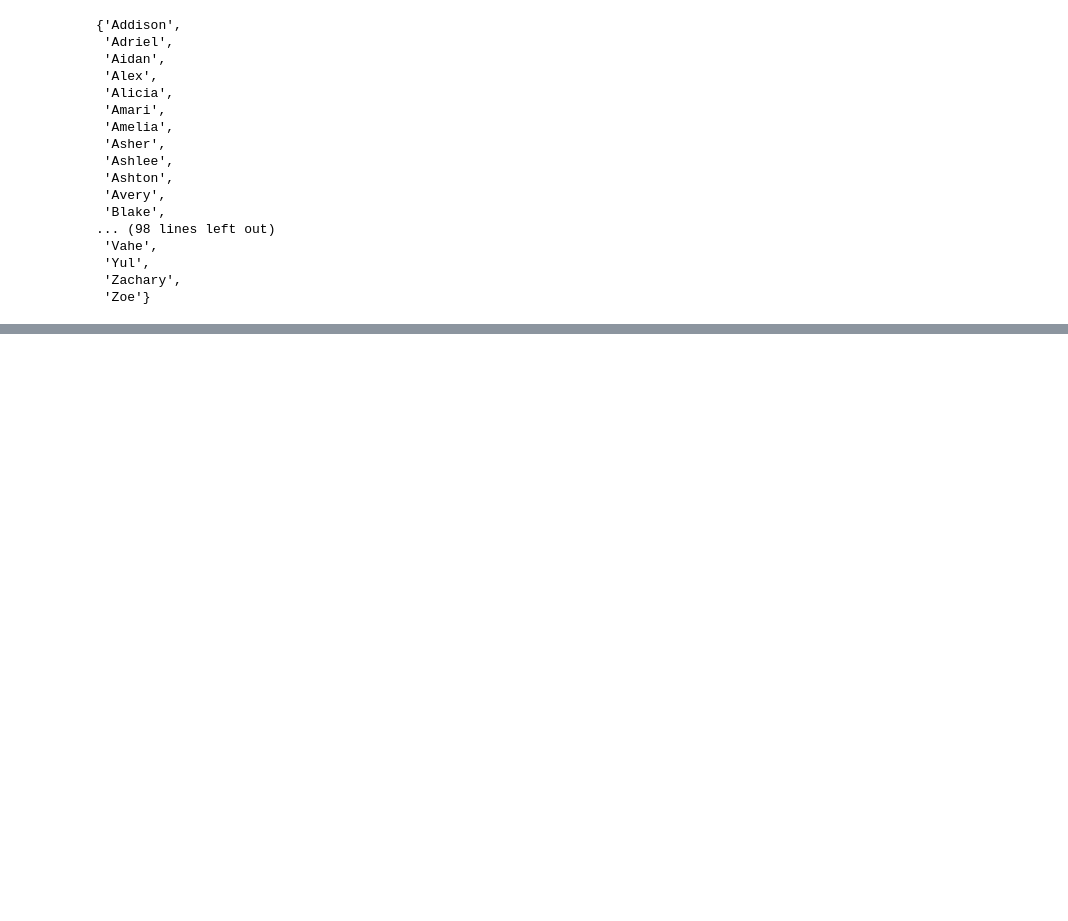
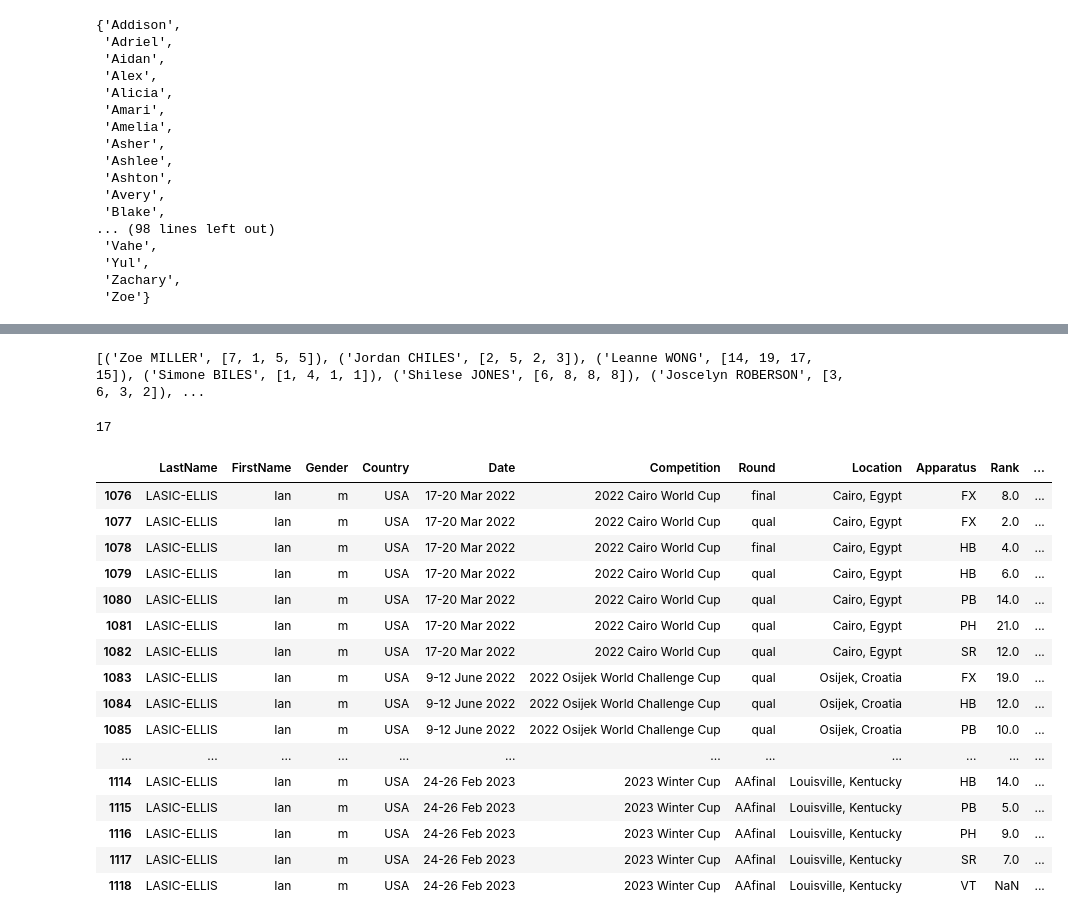
Before and after one commit to mgpruch/case-2-team-8, a Jupyter notebook: ishaan_part3.ipynb, the cells around one changed output, grey strips where cells are left out. Saved outputs shown, nothing was run; the diff lists cells and outputs as text; code cells hidden in the pictures; blank space fills up the shorter version.

```diff
--- a/ishaan_part3.ipynb
+++ b/ishaan_part3.ipynb
@@ -332,0 +336,28 @@ sorted(womens_best_scores[2], key=lambda x: x[1], reverse = True)[0:10]
+# %%
+print([(a, ranks[a]) for a in ms_combined])
+# %% [output]
+[('Zoe MILLER', [7, 1, 5, 5]), ('Jordan CHILES', [2, 5, 2, 3]), ('Leanne WONG', [14, 19, 17, 15]), ('Simone BILES', [1, 4, 1, 1]), ('Shilese JONES', [6, 8, 8, 8]), ('Joscelyn ROBERSON', [3, 6, 3, 2]), ...
+# %%
+len(ms_combined)
+# %% [output]
+17
+# %%
+mens_data[mens_data['LastName'] == "LASIC-ELLIS"]
+# %% [output]
+|  | LastName | FirstName | Gender | Country | Date | Competition | Round | Location | Apparatus | Rank | ... |
+| 1076 | LASIC-ELLIS | Ian | m | USA | 17-20 Mar 2022 | 2022 Cairo World Cup | final | Cairo, Egypt | FX | 8.0 | ... |
+| 1077 | LASIC-ELLIS | Ian | m | USA | 17-20 Mar 2022 | 2022 Cairo World Cup | qual | Cairo, Egypt | FX | 2.0 | ... |
+| 1078 | LASIC-ELLIS | Ian | m | USA | 17-20 Mar 2022 | 2022 Cairo World Cup | final | Cairo, Egypt | HB | 4.0 | ... |
+| 1079 | LASIC-ELLIS | Ian | m | USA | 17-20 Mar 2022 | 2022 Cairo World Cup | qual | Cairo, Egypt | HB | 6.0 | ... |
+| 1080 | LASIC-ELLIS | Ian | m | USA | 17-20 Mar 2022 | 2022 Cairo World Cup | qual | Cairo, Egypt | PB | 14.0 | ... |
+| 1081 | LASIC-ELLIS | Ian | m | USA | 17-20 Mar 2022 | 2022 Cairo World Cup | qual | Cairo, Egypt | PH | 21.0 | ... |
+| 1082 | LASIC-ELLIS | Ian | m | USA | 17-20 Mar 2022 | 2022 Cairo World Cup | qual | Cairo, Egypt | SR | 12.0 | ... |
+| 1083 | LASIC-ELLIS | Ian | m | USA | 9-12 June 2022 | 2022 Osijek World Challenge Cup | qual | Osijek, Croatia | FX | 19.0 | ... |
+| 1084 | LASIC-ELLIS | Ian | m | USA | 9-12 June 2022 | 2022 Osijek World Challenge Cup | qual | Osijek, Croatia | HB | 12.0 | ... |
+| 1085 | LASIC-ELLIS | Ian | m | USA | 9-12 June 2022 | 2022 Osijek World Challenge Cup | qual | Osijek, Croatia | PB | 10.0 | ... |
+| ... | ... | ... | ... | ... | ... | ... | ... | ... | ... | ... | ... |
+| 1114 | LASIC-ELLIS | Ian | m | USA | 24-26 Feb 2023 | 2023 Winter Cup | AAfinal | Louisville, Kentucky | HB | 14.0 | ... |
+| 1115 | LASIC-ELLIS | Ian | m | USA | 24-26 Feb 2023 | 2023 Winter Cup | AAfinal | Louisville, Kentucky | PB | 5.0 | ... |
+| 1116 | LASIC-ELLIS | Ian | m | USA | 24-26 Feb 2023 | 2023 Winter Cup | AAfinal | Louisville, Kentucky | PH | 9.0 | ... |
+| 1117 | LASIC-ELLIS | Ian | m | USA | 24-26 Feb 2023 | 2023 Winter Cup | AAfinal | Louisville, Kentucky | SR | 7.0 | ... |
+| 1118 | LASIC-ELLIS | Ian | m | USA | 24-26 Feb 2023 | 2023 Winter Cup | AAfinal | Louisville, Kentucky | VT | NaN | ... |
```
Also changed, not shown: parts of 20 cells of this notebook, 2 other files.
